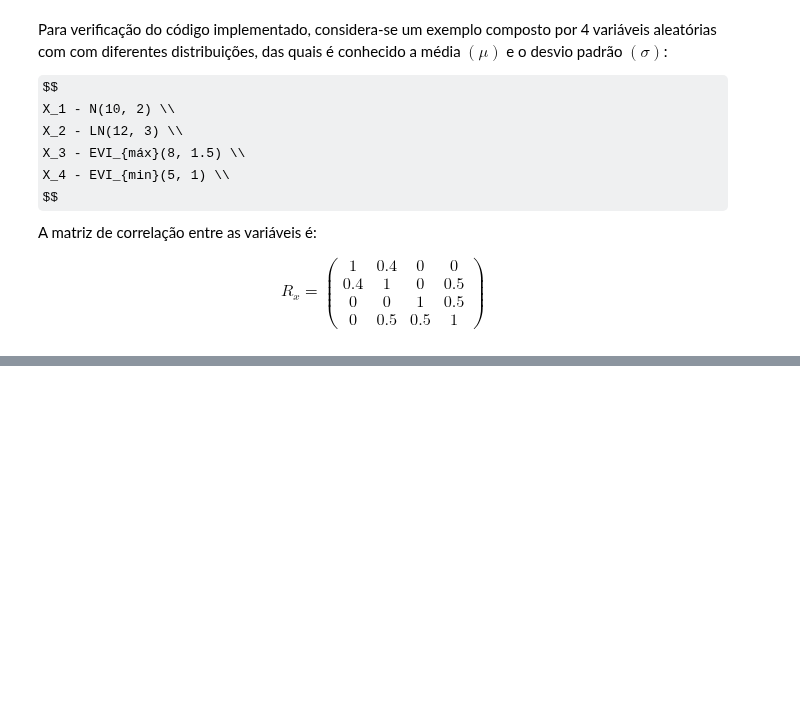
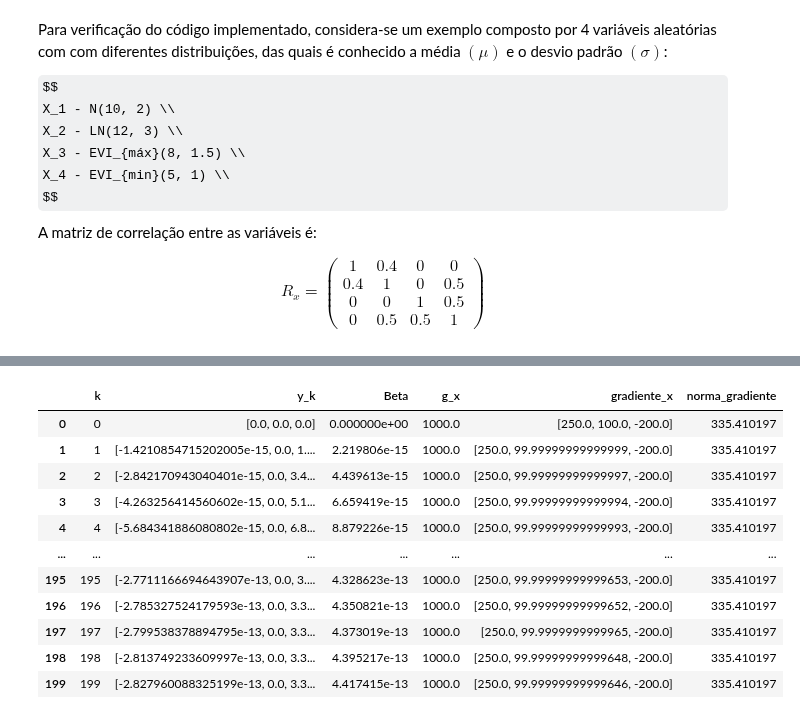
Before and after one commit to Gabrielsssilverio/Confiabilidade, a Jupyter notebook: Lista_tarefas.ipynb, the cells around one changed output, grey strips where cells are left out. Saved outputs shown, nothing was run; the diff lists cells and outputs as text; code cells hidden in the pictures; some formulas as TeX source; blank space fills up the shorter version.

```diff
--- a/Lista_tarefas.ipynb
+++ b/Lista_tarefas.ipynb
@@ -844,0 +1504,71 @@ Não convergiu em 200 iterações
+# %%
+import numpy as np
+import sympy as sp
+import pandas as pd
+
+# Construção do vetor de médias e desvio padrão
+D = np.array([
+    [5, 0, 0],
+    [0, 2.5, 0],
+    [0, 0, 200]
+])
+
+medias = np.array([40.0, 50.0, 1000.0])
+
+# Equação do estado limite g(X)
+X1, X2, X3 = sp.symbols('X1 X2 X3')
+vetor_simbolico_x = [X1, X2, X3]
+g_sym_function = (X1 * X2) - X3
+
+def g_fun_numerica(x: np.ndarray) -> float:
+    # x é um vetor [X1, X2, X3]
+    return (x[0] * x[1]) - x[2]
+
+# Transformação X -> Y da equação de estado-limite g(X)
+Y1, Y2, Y3 = sp.symbols('Y1 Y2 Y3')
+vetor_simbolico_y = [Y1, Y2, Y3]
+
+vetor_simbolico_x_calc = (D @ vetor_simbolico_y) + medias
+
+g_y_simbolico = (vetor_simbolico_x_calc[0] * vetor_simbolico_x_calc[1]) - vetor_simbolico_x_calc[2]
+g_y_numerico = lambdify(vetor_simbolico_y, g_y_simbolico, 'numpy')
+
+def calculo_g_y(vetor_y):
+
+     return g_y_numerico(vetor_y[0], vetor_y[1], vetor_y[2])
+
+# Descrição das variáveis aleatórias
+X1 = variavel_aleatoria(distribuicao='normal', nome='sigma_y', simbolo='X1')
+X1.conjunto_parametros(40.0, 5.0)
+
+X2 = variavel_aleatoria(distribuicao='normal', nome='W', simbolo='X2')
+X2.conjunto_parametros(50.0, 2.5)
+
+X3 = variavel_aleatoria(distribuicao='normal', nome='M', simbolo='X3')
+X3.conjunto_parametros(1000.0, 200.0)
+
+vetor_va = [X1, X2, X3]
+
+# Montagem das matrizes de observações e correlações
+# RX deve ser a matriz identidade (Independentes)
+matriz_dummy_obs = np.zeros((3, 3)) # Matriz das observações para iniciar o algoritmo
+Rx_entrada = np.eye(3) # Matriz Identidade (Não há correlação)
+
+# 4. Inicializar VX (T3)
+vx_obj = vetores_variavel_aleatoria(matriz_dummy_obs, vetor_va)
+vx_obj.matriz_correlacao_x = Rx_entrada
+Rz = vx_obj.matriz_correlacao_nataf() # Garante que Cz é calculado (Cz = Rx = I)
+J_yz, J_zy = vx_obj.decomposicao_cholesky()
+
+
+# Ponto inicial (ponto médio)
+x_start = medias
+ponto_projeto_obj = Ponto_projeto(vx_obj, g_fun_numerica, calculo_g_y, g_sym_function, vetor_simbolico_x, x_start, max_iter=200)
+
+# Resultado da iteração
+resultado_iteração = ponto_projeto_obj.execution()
+
+# Montagem da tabela
+tabela = pd.DataFrame(resultado_iteração, columns=['k', 'y_k', 'Beta', 'g_x', 'gradiente_x', 'norma_gradiente' ])
+tabela
+# %% [output]
@@ -844,0 +1576,12 @@ Não convergiu em 200 iterações
+|  | k | y_k | Beta | g_x | gradiente_x | norma_gradiente |
+| 0 | 0 | [0.0, 0.0, 0.0] | 0.000000e+00 | 1000.0 | [250.0, 100.0, -200.0] | 335.410197 |
+| 1 | 1 | [-1.4210854715202005e-15, 0.0, 1.... | 2.219806e-15 | 1000.0 | [250.0, 99.99999999999999, -200.0] | 335.410197 |
+| 2 | 2 | [-2.842170943040401e-15, 0.0, 3.4... | 4.439613e-15 | 1000.0 | [250.0, 99.99999999999997, -200.0] | 335.410197 |
+| 3 | 3 | [-4.263256414560602e-15, 0.0, 5.1... | 6.659419e-15 | 1000.0 | [250.0, 99.99999999999994, -200.0] | 335.410197 |
+| 4 | 4 | [-5.684341886080802e-15, 0.0, 6.8... | 8.879226e-15 | 1000.0 | [250.0, 99.99999999999993, -200.0] | 335.410197 |
+| ... | ... | ... | ... | ... | ... | ... |
+| 195 | 195 | [-2.7711166694643907e-13, 0.0, 3.... | 4.328623e-13 | 1000.0 | [250.0, 99.99999999999653, -200.0] | 335.410197 |
+| 196 | 196 | [-2.785327524179593e-13, 0.0, 3.3... | 4.350821e-13 | 1000.0 | [250.0, 99.99999999999652, -200.0] | 335.410197 |
+| 197 | 197 | [-2.799538378894795e-13, 0.0, 3.3... | 4.373019e-13 | 1000.0 | [250.0, 99.9999999999965, -200.0] | 335.410197 |
+| 198 | 198 | [-2.813749233609997e-13, 0.0, 3.3... | 4.395217e-13 | 1000.0 | [250.0, 99.99999999999648, -200.0] | 335.410197 |
+| 199 | 199 | [-2.827960088325199e-13, 0.0, 3.3... | 4.417415e-13 | 1000.0 | [250.0, 99.99999999999646, -200.0] | 335.410197 |
```
Also changed, not shown: parts of 40 cells of this notebook.
